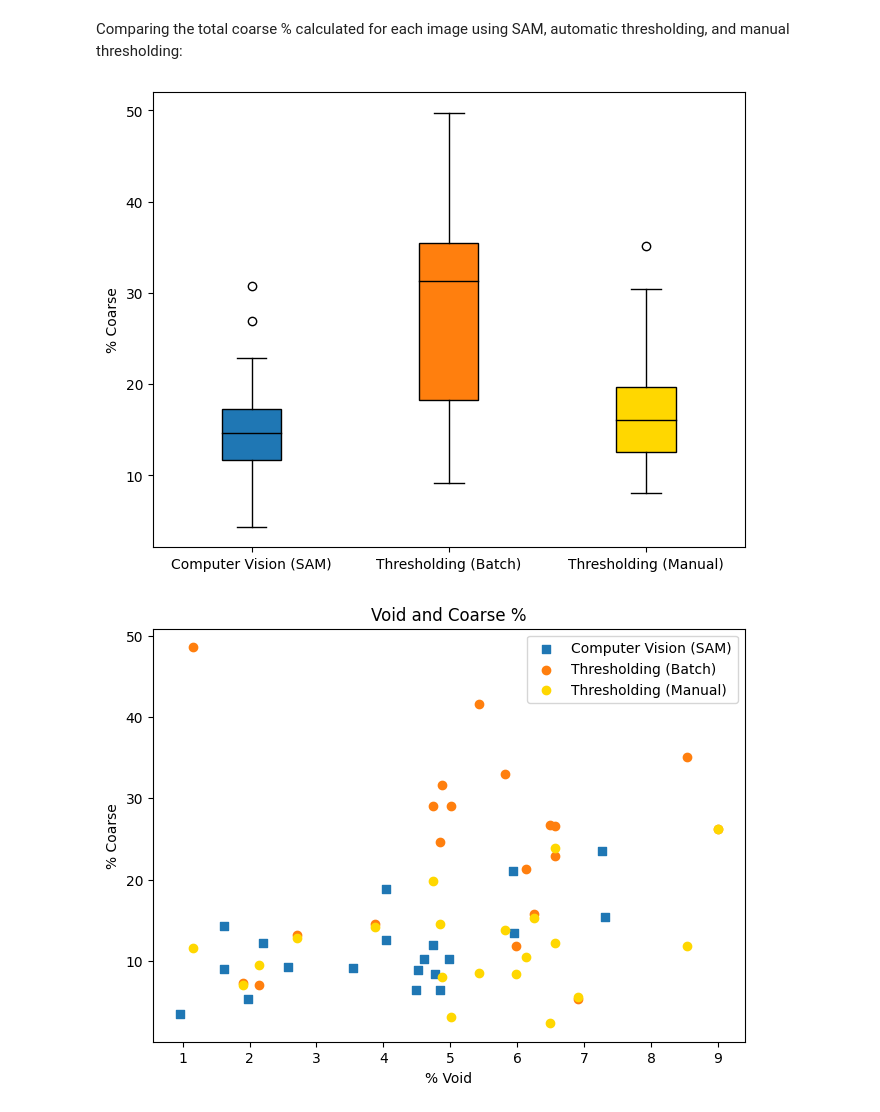
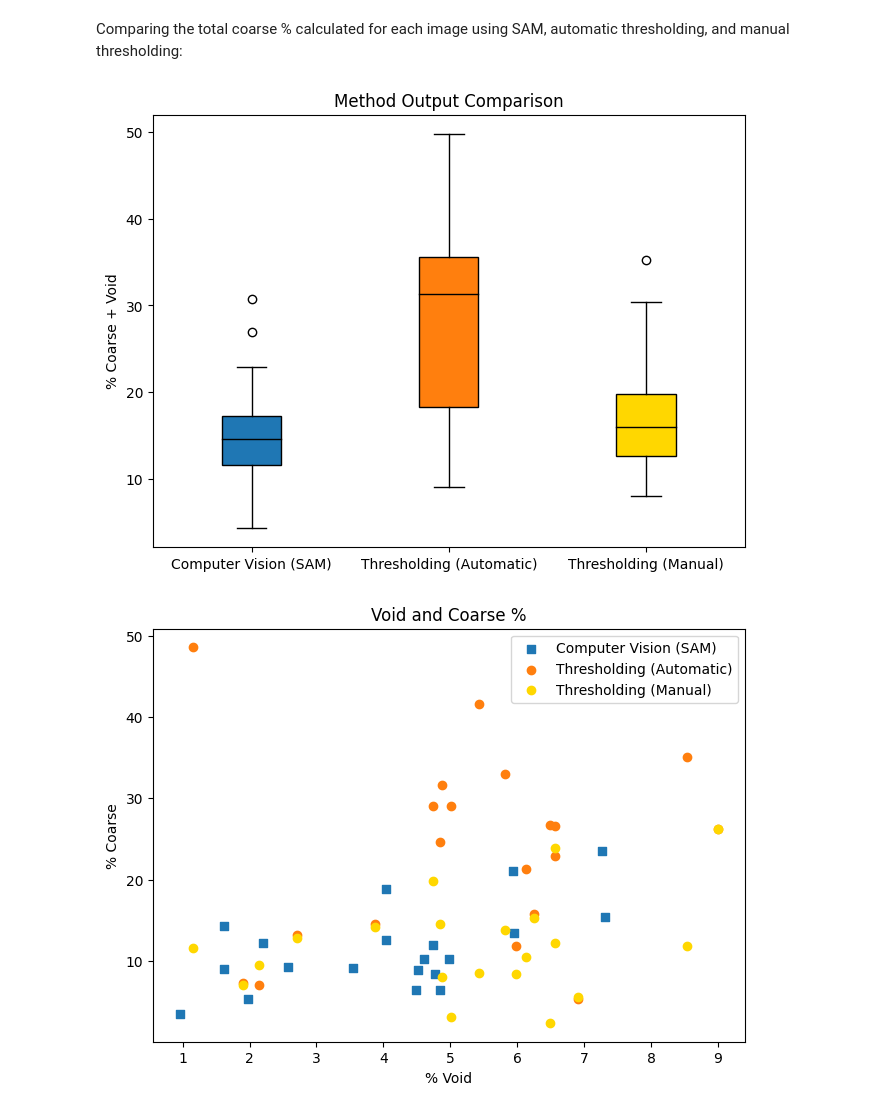
Before and after one commit to katherinempeck/evaluating-thresholding-and-sam, a Jupyter notebook: Results_and_stats/Stats_and_visualizations.ipynb, the cells around one changed output. Cells and saved outputs as stored; diff of their text form; code cells hidden in the pictures.

```diff
--- a/Results_and_stats/Stats_and_visualizations.ipynb
+++ b/Results_and_stats/Stats_and_visualizations.ipynb
@@ -117,21 +118,22 @@ Comparing the total coarse % calculated for each image using SAM, automatic thre
 # %%
 fig, ax = plt.subplots()
 colors = ['tab:blue', 'tab:orange', 'gold']
 bp = ax.boxplot([data["SAM_Total_Coarse%"], data["ImageJ_Total_Coarse%"], data["ImageJ_Manual_Total_Coarse%"]], patch_artist = True)
 for median in bp['medians']:
     median.set(color ='black')
 for patch, color in zip(bp['boxes'], colors):
     patch.set_facecolor(color)
-ax.set_xticklabels(["Computer Vision (SAM)", "Thresholding (Batch)", "Thresholding (Manual)"])
-ax.set_ylabel('% Coarse')
+ax.set_xticklabels(["Computer Vision (SAM)", "Thresholding (Automatic)", "Thresholding (Manual)"])
+ax.set_ylabel('% Coarse + Void')
+ax.set_title('Method Output Comparison')
 fig.tight_layout(pad=0.05)
 fig.savefig('output_images/Boxplot_comparison.svg', dpi = 300, bbox_inches = 'tight')
 # %% [output]
-[figure, old version]
+[figure, new version]
 # %%
 fig, ax = plt.subplots()
 ax.scatter(data['SAM_Void%'], data['SAM_NotVoid%'], marker="s", label = 'Computer Vision (SAM)')
-ax.scatter(data['ImageJ_Void%'], data['ImageJ_NotVoid%'], marker="o", label = 'Thresholding (Batch)')
+ax.scatter(data['ImageJ_Void%'], data['ImageJ_NotVoid%'], marker="o", label = 'Thresholding (Automatic)')
 ax.scatter(data['ImageJ_Manual_Void%'], data['ImageJ_Manual_NotVoid%'], marker = 'o', c = 'gold', label = 'Thresholding (Manual)')
 ax.set_xlabel('% Void')
 ax.set_ylabel('% Coarse')
@@ -140,4 +142,4 @@ ax.set_title('Void and Coarse %')
 fig.tight_layout(pad=0.05)
 fig.savefig('output_images/Scatterplot_comparison.svg', dpi = 300, bbox_inches = 'tight')
 # %% [output]
-[figure, old version]
+[figure, new version]
```
Also changed, not shown: parts of 1 cell of this notebook, 1 other file.
